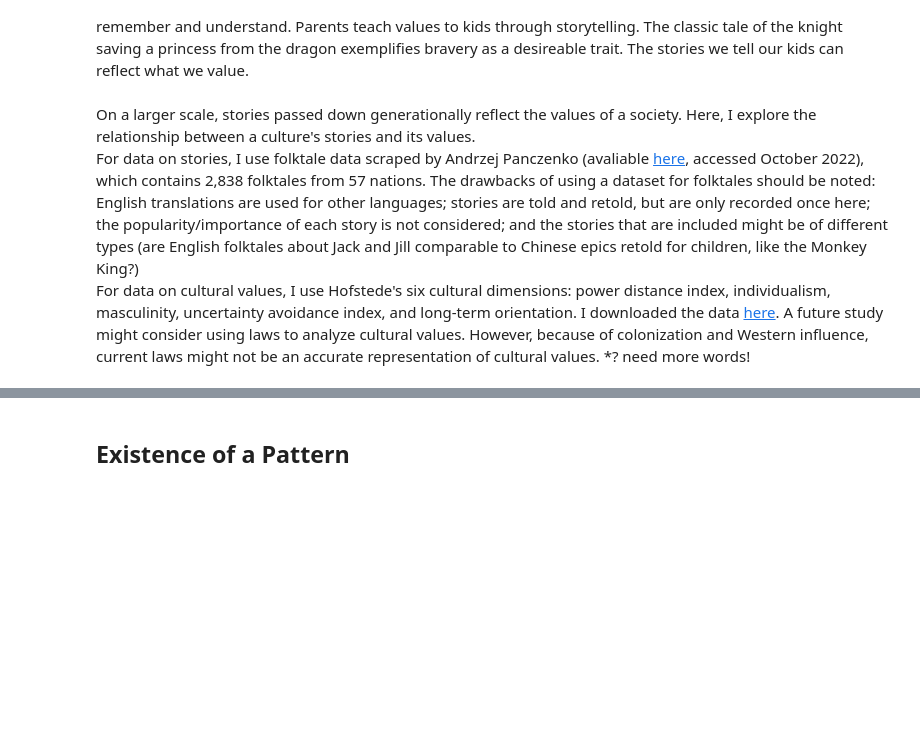
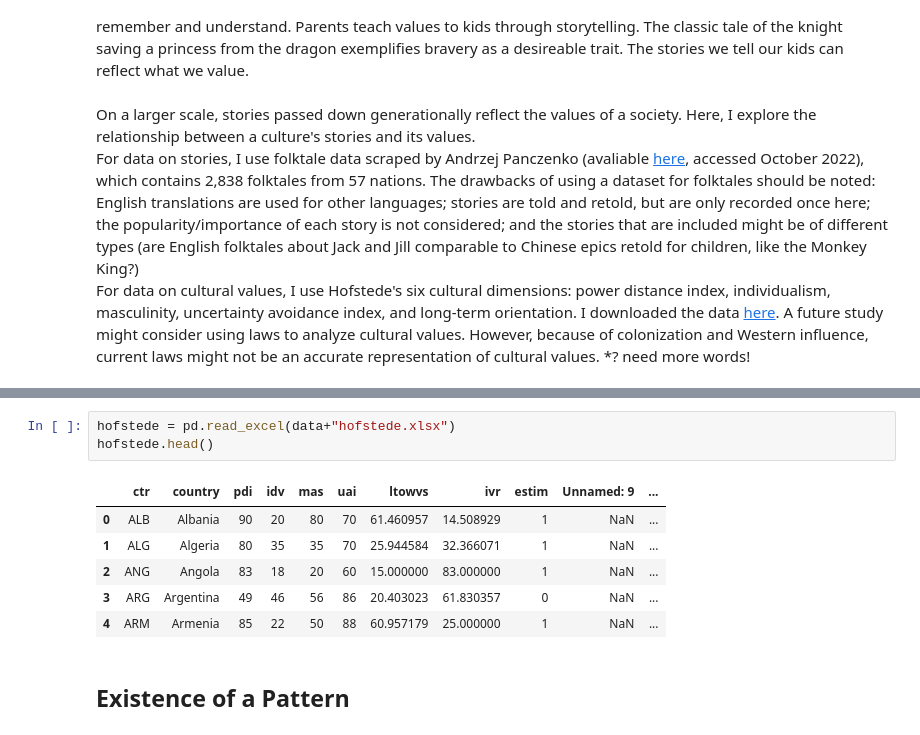
Before and after one commit to graceshaoy/folktale, a Jupyter notebook: data_exploration.ipynb, the cells around one changed output, grey strips where cells are left out. Saved outputs shown, nothing was run; the diff lists cells and outputs as text; blank space fills up the shorter version.

```diff
--- a/data_exploration.ipynb
+++ b/data_exploration.ipynb
@@ -73,3 +76,13 @@ stories.head(2)
+# %%
+hofstede = pd.read_excel(data+"hofstede.xlsx")
+hofstede.head()
+# %% [output]
+|  | ctr | country | pdi | idv | mas | uai | ltowvs | ivr | estim | Unnamed: 9 | ... |
+| 0 | ALB | Albania | 90 | 20 | 80 | 70 | 61.460957 | 14.508929 | 1 | NaN | ... |
+| 1 | ALG | Algeria | 80 | 35 | 35 | 70 | 25.944584 | 32.366071 | 1 | NaN | ... |
+| 2 | ANG | Angola | 83 | 18 | 20 | 60 | 15.000000 | 83.000000 | 1 | NaN | ... |
+| 3 | ARG | Argentina | 49 | 46 | 56 | 86 | 20.403023 | 61.830357 | 0 | NaN | ... |
+| 4 | ARM | Armenia | 85 | 22 | 50 | 88 | 60.957179 | 25.000000 | 1 | NaN | ... |
 # %% [markdown]
 ## Existence of a Pattern
 # %% [markdown]
```
Also changed, not shown: parts of 12 cells of this notebook, 3 other files.
